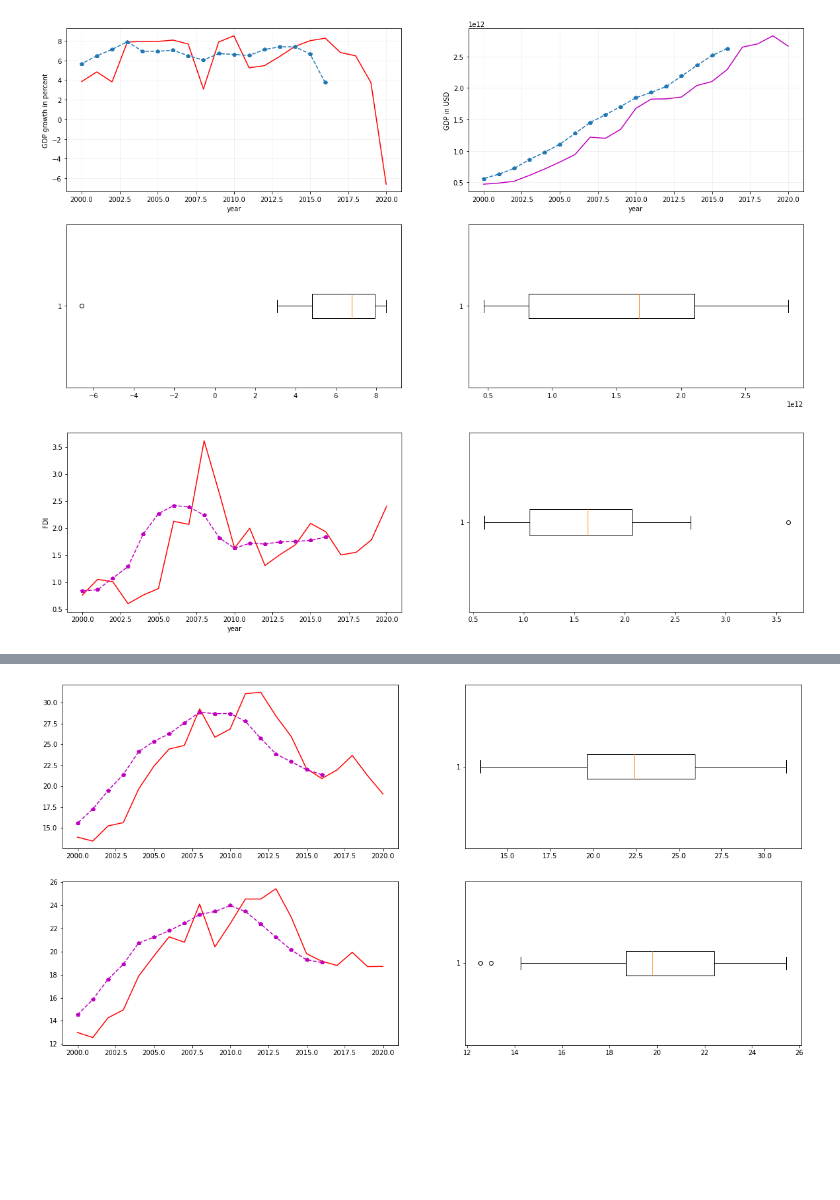
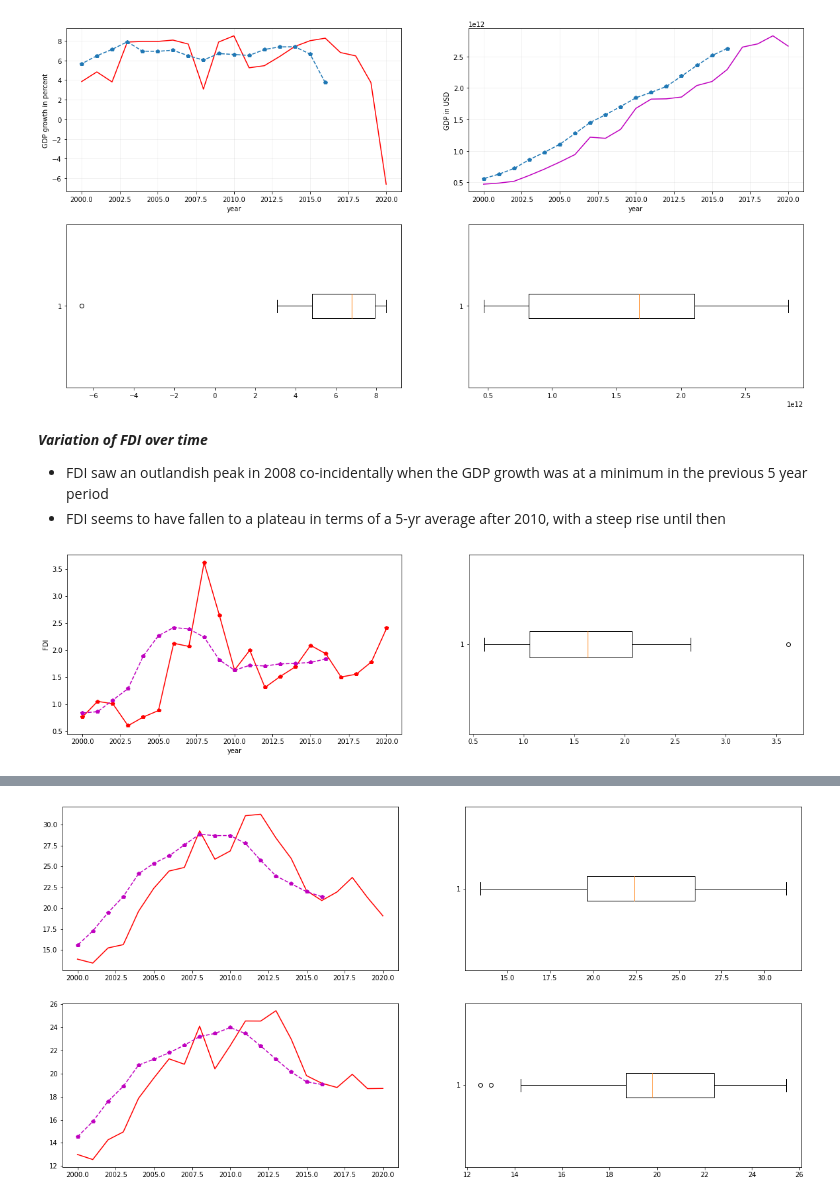
Before and after one commit to DarshanKumarHegde/Global_Economy_EDA, a Jupyter notebook: Codes and Notebooks/Exploratory Analysis.ipynb, the cells around one changed output, grey strips where cells are left out. Saved outputs shown, nothing was run; the diff lists cells and outputs as text; code cells hidden in the pictures; blank space fills up the shorter version.

```diff
--- a/Codes and Notebooks/Exploratory Analysis.ipynb
+++ b/Codes and Notebooks/Exploratory Analysis.ipynb
@@ -85,16 +90,20 @@ plt.boxplot(india_df['GDP'], notch=False, vert=False)
 plt.show()
 # %% [output]
 [figure]
+# %% [markdown]
+***Variation of FDI over time***
+-   FDI saw an outlandish peak in 2008 co-incidentally when the GDP growth was at a minimum in the previous 5 year period
+-   FDI seems to have fallen to a plateau in terms of a 5-yr average after 2010, with a steep rise until then
 # %%
 plt.figure(figsize=(20,5))
 plt.subplot(121)
 plt.xlabel('year'), plt.ylabel('FDI')
-plt.plot(india_df['date'], india_df['FDI percentGDP'], 'r-', label='FDI')
+plt.plot(india_df['date'], india_df['FDI percentGDP'], 'rp-', label='FDI')
 plt.plot(india_df['date'], india_df['FDI percentGDP'].rolling(5).mean(), 'mp--', label='5yr-mean')
 
 plt.subplot(122)
 plt.boxplot(india_df['FDI percentGDP'], vert=False)
 
 plt.show()
 # %% [output]
-[figure, old version]
+[figure, new version]
```
Also changed, not shown: parts of 23 cells of this notebook.
